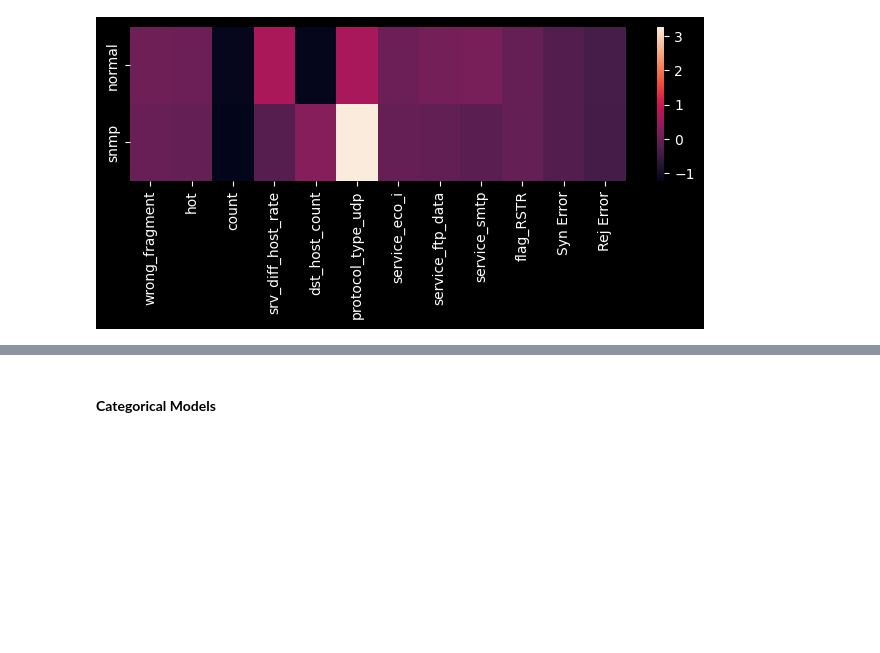
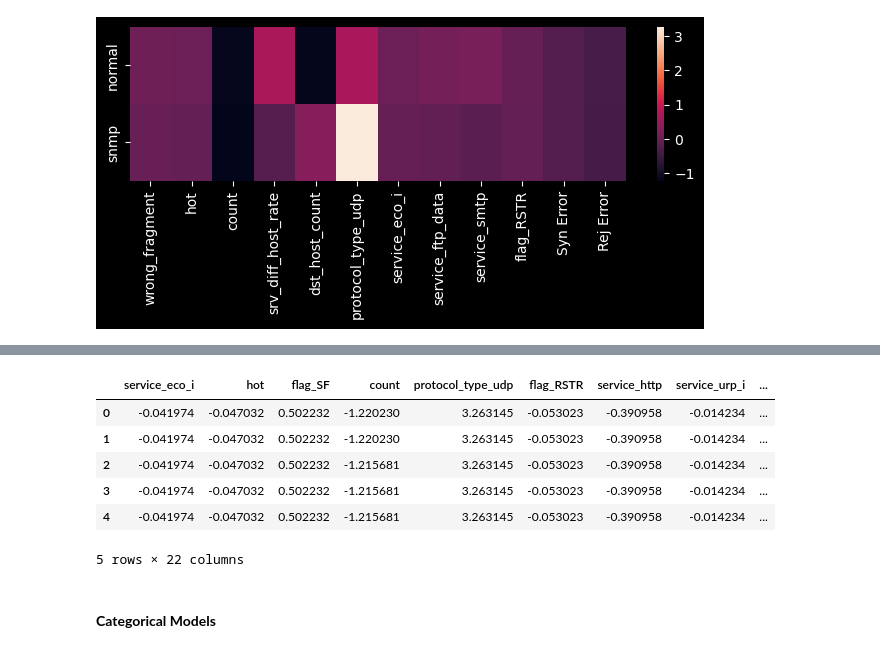
Before and after one commit to Jewdah18/Network-Intrusions, a Jupyter notebook: notebooks/Modelling.ipynb, the cells around one changed output, grey strips where cells are left out. Drawn from its saved outputs; the diff is of its cells as text; code cells hidden in the pictures; blank space fills up the shorter version.

```diff
--- a/notebooks/Modelling.ipynb
+++ b/notebooks/Modelling.ipynb
@@ -537,0 +705,14 @@ safe_pred =
+# %%
+# Import the test data
+test = pd.read_csv('./data/raw/test')
+
+Opt_test = lassoing(test)
+Opt_test.head()
+# %% [output]
+|  | service_eco_i | hot | flag_SF | count | protocol_type_udp | flag_RSTR | service_http | service_urp_i | ... |
+| 0 | -0.041974 | -0.047032 | 0.502232 | -1.220230 | 3.263145 | -0.053023 | -0.390958 | -0.014234 | ... |
+| 1 | -0.041974 | -0.047032 | 0.502232 | -1.220230 | 3.263145 | -0.053023 | -0.390958 | -0.014234 | ... |
+| 2 | -0.041974 | -0.047032 | 0.502232 | -1.215681 | 3.263145 | -0.053023 | -0.390958 | -0.014234 | ... |
+| 3 | -0.041974 | -0.047032 | 0.502232 | -1.215681 | 3.263145 | -0.053023 | -0.390958 | -0.014234 | ... |
+| 4 | -0.041974 | -0.047032 | 0.502232 | -1.215681 | 3.263145 | -0.053023 | -0.390958 | -0.014234 | ... |
+5 rows × 22 columns
```
Also changed, not shown: parts of 28 cells of this notebook.
